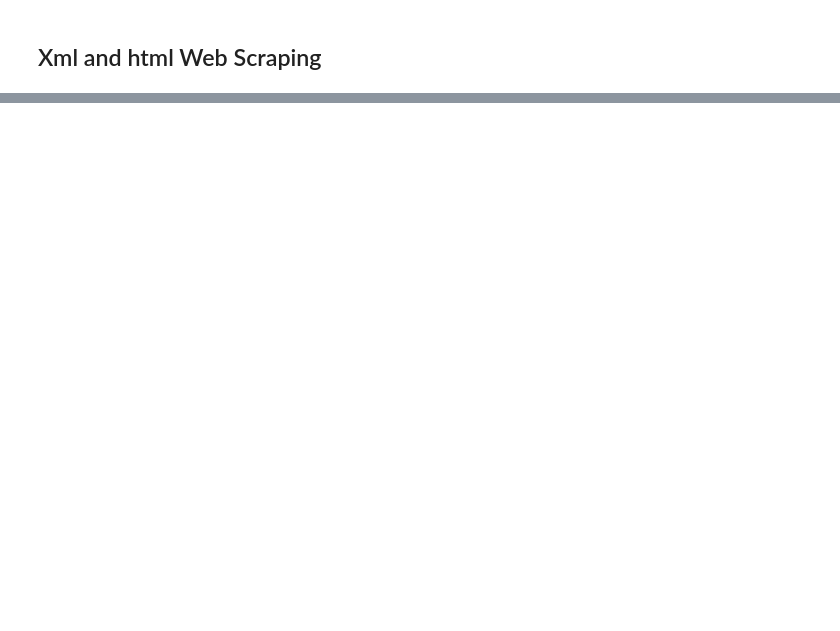
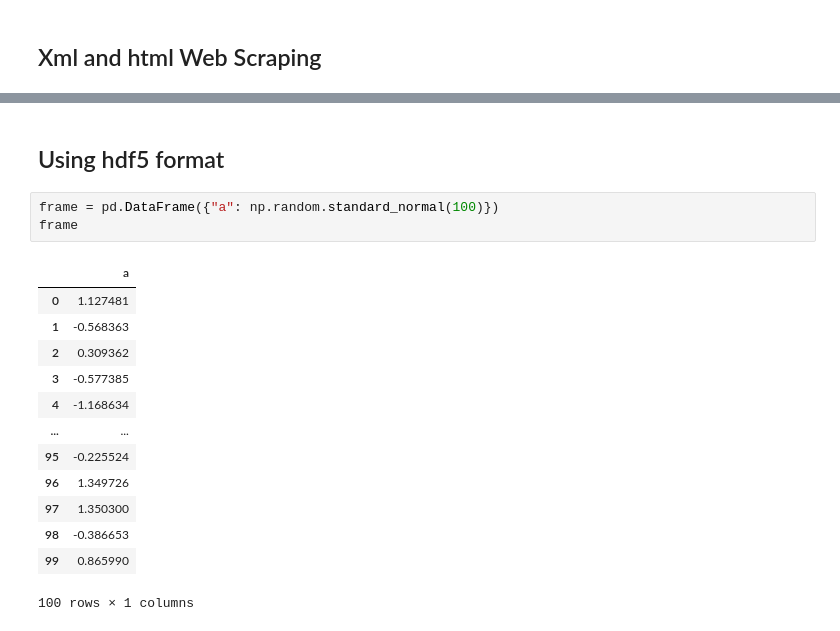
Before and after one commit to emuro/books, a Jupyter notebook: python/pydata-book/ch06_EM.ipynb, the cells around one changed output, grey strips where cells are left out. Drawn from its saved outputs; the diff is of its cells as text; blank space fills up the shorter version.

```diff
--- a/python/pydata-book/ch06_EM.ipynb
+++ b/python/pydata-book/ch06_EM.ipynb
@@ -393,0 +472,19 @@ data.to_json(sys.stdout)
+# %% [markdown]
+## Using hdf5 format
+# %%
+frame = pd.DataFrame({"a": np.random.standard_normal(100)})
+frame
+# %% [output]
+|  | a |
+| 0 | 1.127481 |
+| 1 | -0.568363 |
+| 2 | 0.309362 |
+| 3 | -0.577385 |
+| 4 | -1.168634 |
+| ... | ... |
+| 95 | -0.225524 |
+| 96 | 1.349726 |
+| 97 | 1.350300 |
+| 98 | -0.386653 |
+| 99 | 0.865990 |
+100 rows × 1 columns
```
Also changed, not shown: parts of 42 cells of this notebook, 1 other file.
